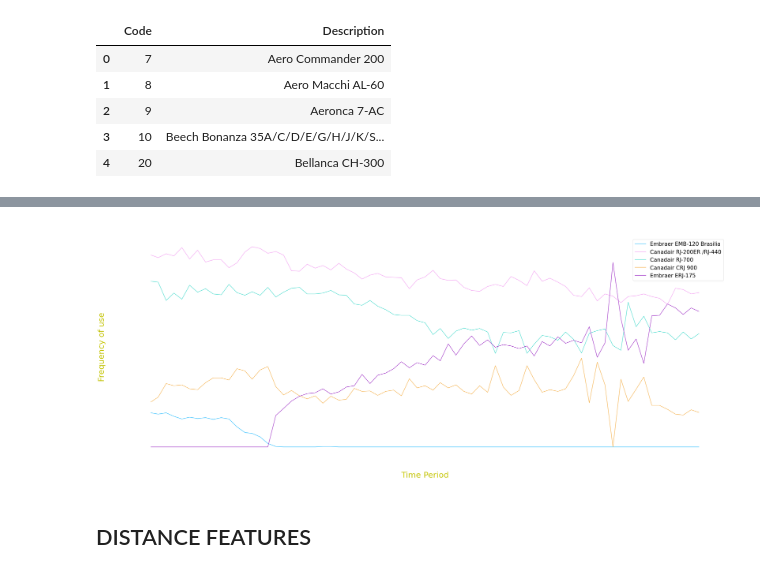
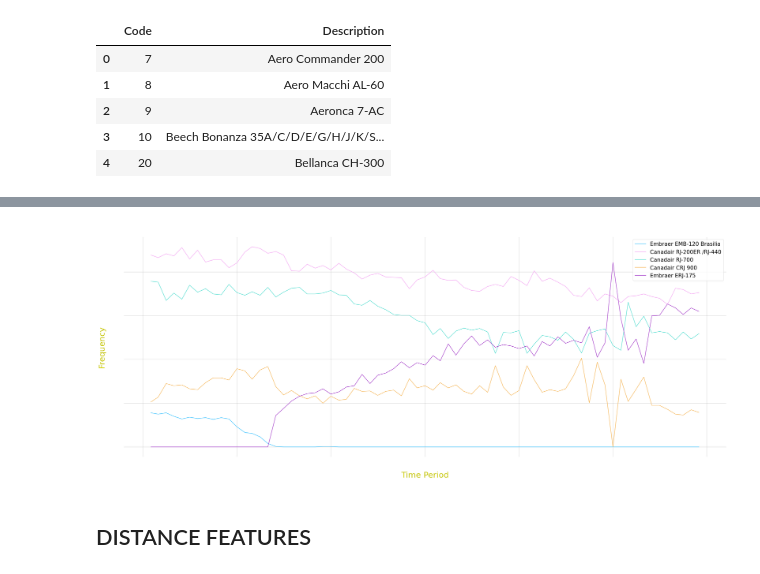
Before and after one commit to alexZajac/airlines_performance, a Jupyter notebook: airlines_performance.ipynb, the cells around one changed output, grey strips where cells are left out. Saved outputs shown, nothing was run; the diff lists cells and outputs as text; code cells hidden in the pictures.

```diff
--- a/airlines_performance.ipynb
+++ b/airlines_performance.ipynb
@@ -235,14 +231,15 @@ See the caveats in the documentation: https://pandas.pydata.org/pandas-docs/stab
 | 1104 | SkyWest Airlines Inc. | 2014-06-01 | 0.064 | 0.456 | 0.338 | ... |
 # %%
 plt.figure()
+plt.grid(True, linewidth=0.2, color='black', linestyle='-')
 plt.plot(visualisation_df['DATE'], visualisation_df.iloc[:, 2:])
 plt.legend(visualisation_df.iloc[:, 2:].columns)
 plt.xlabel("Time Period", color = 'y', labelpad = 25)
-plt.ylabel("Frequency of use", color = 'y', labelpad = 25)
+plt.ylabel("Frequency", color = 'y', labelpad = 25)
 plt.title("Aircraft Usage Frequency of SkyWest Airlines over the period 2014 - 2019", pad = 25)
 plt.show()
 # %% [output]
-[figure, old version]
+[figure, new version]
 # %% [markdown]
 ## DISTANCE FEATURES
 # %%
```
Also changed, not shown: parts of 11 cells of this notebook.
